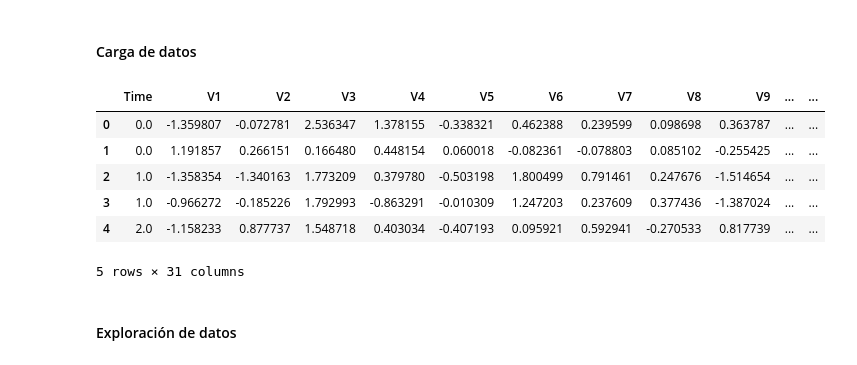
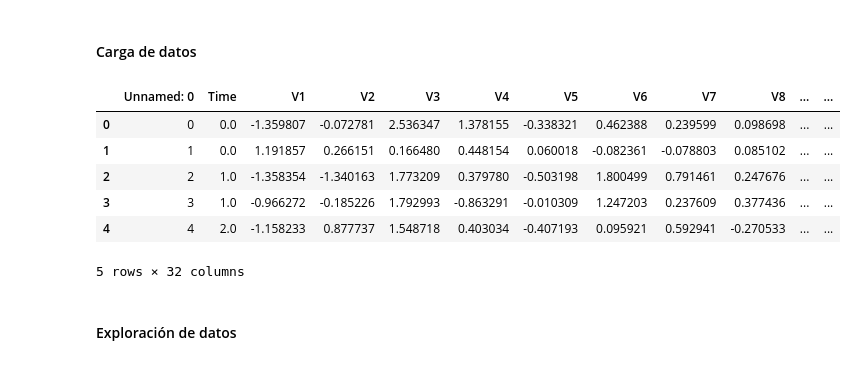
Before and after one commit to braiso-22/credit-card-fraud-detection, a Jupyter notebook: credit-card-fraud-detection.ipynb, the cells around one changed output. Cells and saved outputs as stored; diff of their text form; code cells hidden in the pictures.

```diff
--- a/credit-card-fraud-detection.ipynb
+++ b/credit-card-fraud-detection.ipynb
@@ -32,16 +32,16 @@ from sklearn.metrics import mean_absolute_error
 #### Carga de datos
 # %%
 # dataset from https://www.kaggle.com/datasets/mlg-ulb/creditcardfraud
-df = pd.read_csv(filepath_or_buffer="dataset/creditcard.csv")
+df = pd.read_csv(filepath_or_buffer="dataset/creditcard_sin_outliers.csv")
 df.head()
 # %% [output]
-|  | Time | V1 | V2 | V3 | V4 | V5 | V6 | V7 | V8 | V9 | ... | ... |
-| 0 | 0.0 | -1.359807 | -0.072781 | 2.536347 | 1.378155 | -0.338321 | 0.462388 | 0.239599 | 0.098698 | 0.363787 | ... | ... |
-| 1 | 0.0 | 1.191857 | 0.266151 | 0.166480 | 0.448154 | 0.060018 | -0.082361 | -0.078803 | 0.085102 | -0.255425 | ... | ... |
-| 2 | 1.0 | -1.358354 | -1.340163 | 1.773209 | 0.379780 | -0.503198 | 1.800499 | 0.791461 | 0.247676 | -1.514654 | ... | ... |
-| 3 | 1.0 | -0.966272 | -0.185226 | 1.792993 | -0.863291 | -0.010309 | 1.247203 | 0.237609 | 0.377436 | -1.387024 | ... | ... |
-| 4 | 2.0 | -1.158233 | 0.877737 | 1.548718 | 0.403034 | -0.407193 | 0.095921 | 0.592941 | -0.270533 | 0.817739 | ... | ... |
+|  | Unnamed: 0 | Time | V1 | V2 | V3 | V4 | V5 | V6 | V7 | V8 | ... | ... |
+| 0 | 0 | 0.0 | -1.359807 | -0.072781 | 2.536347 | 1.378155 | -0.338321 | 0.462388 | 0.239599 | 0.098698 | ... | ... |
+| 1 | 1 | 0.0 | 1.191857 | 0.266151 | 0.166480 | 0.448154 | 0.060018 | -0.082361 | -0.078803 | 0.085102 | ... | ... |
+| 2 | 2 | 1.0 | -1.358354 | -1.340163 | 1.773209 | 0.379780 | -0.503198 | 1.800499 | 0.791461 | 0.247676 | ... | ... |
+| 3 | 3 | 1.0 | -0.966272 | -0.185226 | 1.792993 | -0.863291 | -0.010309 | 1.247203 | 0.237609 | 0.377436 | ... | ... |
+| 4 | 4 | 2.0 | -1.158233 | 0.877737 | 1.548718 | 0.403034 | -0.407193 | 0.095921 | 0.592941 | -0.270533 | ... | ... |
-5 rows × 31 columns
+5 rows × 32 columns
 # %% [markdown]
 #### Exploración de datos
 # %% [markdown]
```
Also changed, not shown: parts of 66 cells of this notebook.
